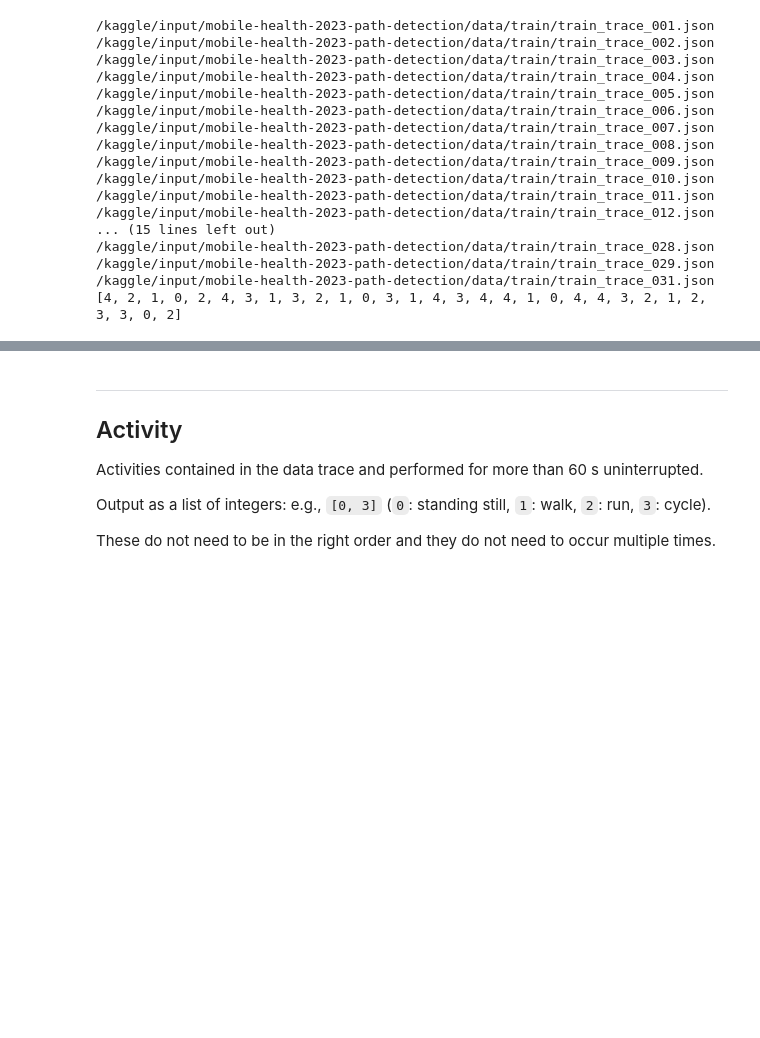
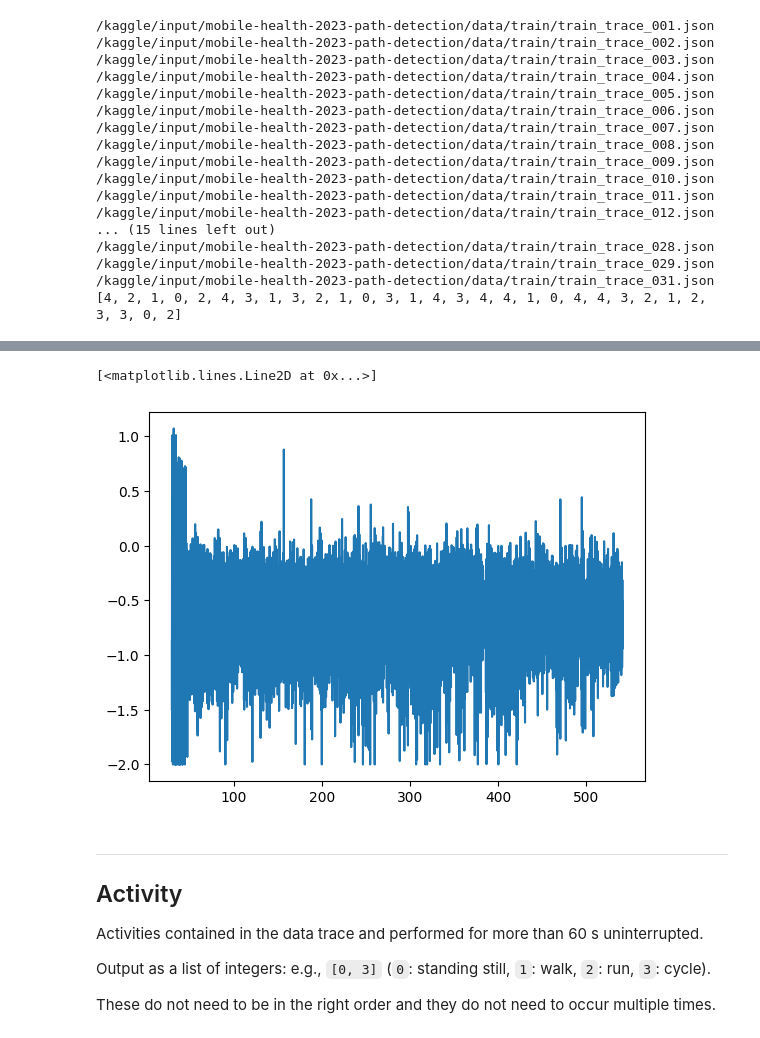
Before and after one commit to matchy233/mham, a Jupyter notebook: watchloc.ipynb, the cells around one changed output, grey strips where cells are left out. Saved outputs shown, nothing was run; the diff lists cells and outputs as text; code cells hidden in the pictures; blank space fills up the shorter version.

```diff
--- a/watchloc.ipynb
+++ b/watchloc.ipynb
@@ -171,3 +172,15 @@ print(labels)
+# %%
+data = trace.data
+t, ax = parse(data['ax'])
+t, ay = parse(data['ay'])
+t, az = parse(data['az'])
+t, gx = parse(data['gx'])
+t, gy = parse(data['gy'])
+t, gz = parse(data['gz'])
+t, ax, ay, az, gx, gy, gz = t[600:], ax[600:], ay[600:], az[600:], gx[600:], gy[600:], gz[600:]
+# %% [output]
+[<matplotlib.lines.Line2D at 0x...>]
+[figure, added]
 # %% [markdown]
 ---
 
```
Also changed, not shown: parts of 3 cells of this notebook.
